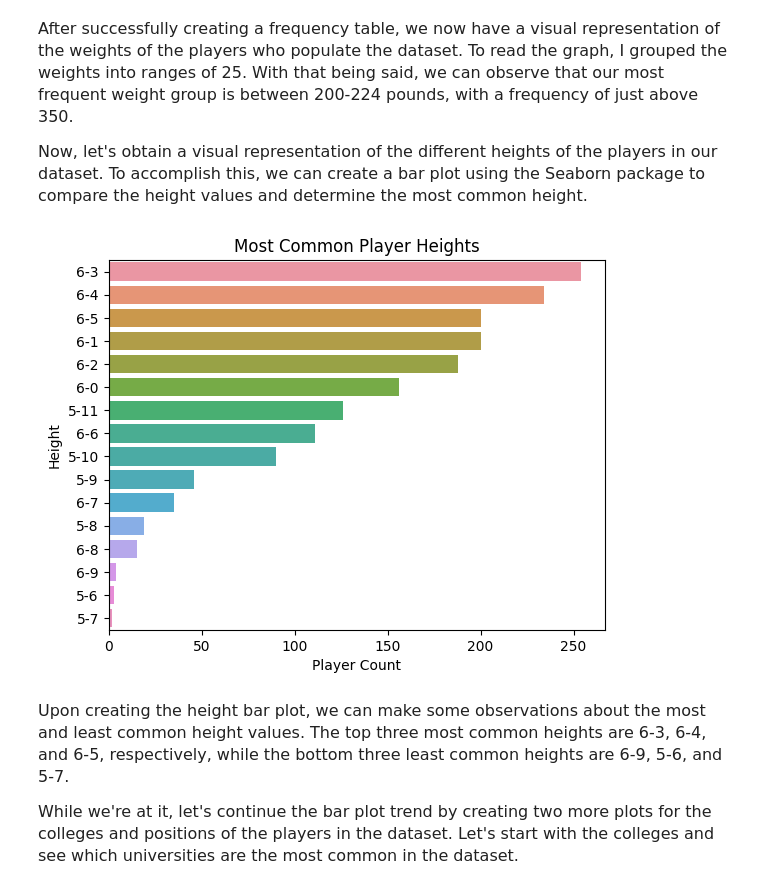
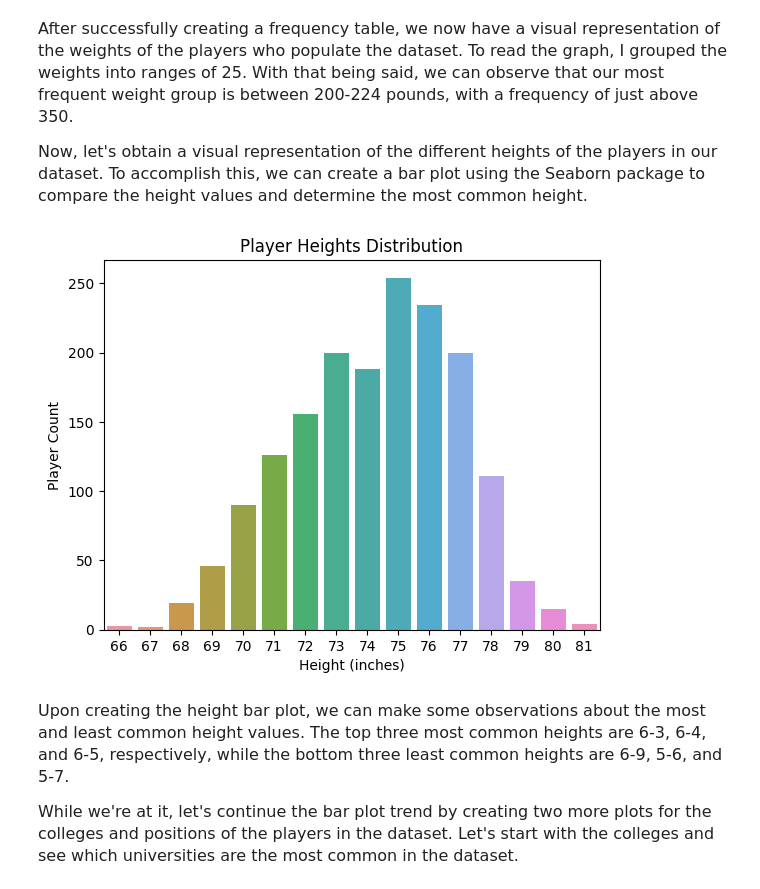
Before and after one commit to glaframb71/CS39AA-Project, a Jupyter notebook: 39aa-project.ipynb, the cells around one changed output. Drawn from its saved outputs; the diff is of its cells as text; code cells hidden in the pictures.

```diff
--- a/39aa-project.ipynb
+++ b/39aa-project.ipynb
@@ -107,29 +111,30 @@ plt.show()
 
 <font size ="3">Now, let's obtain a visual representation of the different heights of the players in our dataset. To accomplish this, we can create a bar plot using the Seaborn package to compare the height values and determine the most common height.</font>
 # %%
-heights = players['height'].str.split()
-heights = heights.tolist()
-heightsGathered=[word for i in heights for word in i]
+heights_in_inches = players['height_inches']
 
-from collections import Counter
-heightCounter=Counter(heightsGathered)
-heightMost=heightCounter.most_common()
+heightCounter = Counter(heights_in_inches)
+heightMost = heightCounter.most_common()
+
+# Sort the heights in ascending order
+heightMost.sort(key=lambda x: x[0])
 
 x, y = [], []
 for word, count in heightMost:
     if (word not in stopwords):
         x.append(word)
         y.append(count)
 
-heightPlot = sns.barplot(x=y, y=x)
+# Create the count plot with height on the x-axis
+heightPlot = sns.barplot(x=x, y=y, order=x)
 
-heightPlot.set_title("Most Common Player Heights")
-heightPlot.set_xlabel('Player Count')
-heightPlot.set_ylabel('Height')
+heightPlot.set_title("Player Heights Distribution")
+heightPlot.set_xlabel('Height (inches)')
+heightPlot.set_ylabel('Player Count')
 
 plt.show()
 # %% [output]
-[figure, old version]
+[figure, new version]
 # %% [markdown]
 <font size ="3">Upon creating the height bar plot, we can make some observations about the most and least common height values. The top three most common heights are 6-3, 6-4, and 6-5, respectively, while the bottom three least common heights are 6-9, 5-6, and 5-7.</font>
 
```
Also changed, not shown: parts of 4 cells of this notebook.
